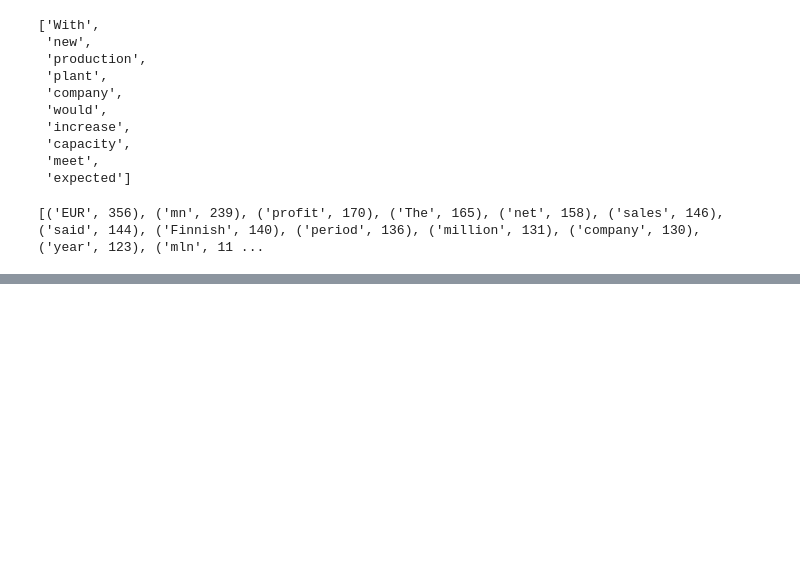
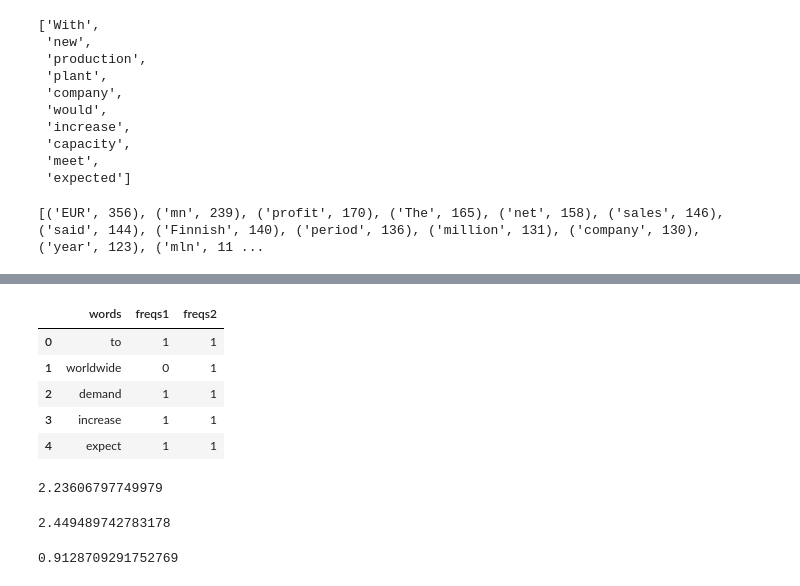
Before and after one commit to lkrenn/SP500_NLP_Project, a Jupyter notebook: Step2-Signal/1-BoW_Baseline.ipynb, the cells around one changed output, grey strips where cells are left out. Saved outputs shown, nothing was run; the diff lists cells and outputs as text; code cells hidden in the pictures; blank space fills up the shorter version.

```diff
--- a/Step2-Signal/1-BoW_Baseline.ipynb
+++ b/Step2-Signal/1-BoW_Baseline.ipynb
@@ -126,0 +163,4 @@ print(vocab.most_common(50))
+# %%
+freqs2 = Counter()
+freqs2.update(tokens)
+freqs2.most_common()
@@ -126,0 +174,5 @@ print(vocab.most_common(50))
+# %%
+all_words = set(freqs1.keys()) | set(freqs2.keys())
+# %%
+keep_track = pd.DataFrame(all_words, columns=['words'])
+keep_track.head()
@@ -126,0 +186,3 @@ print(vocab.most_common(50))
+# %%
+keep_track['freqs1'] = [freqs1[x] for x in keep_track['words']]
+keep_track.head()
@@ -126,0 +196,10 @@ print(vocab.most_common(50))
+# %%
+keep_track['freqs2'] = [freqs2[x] for x in keep_track['words']]
+keep_track.head()
+# %% [output]
+|  | words | freqs1 | freqs2 |
+| 0 | to | 1 | 1 |
+| 1 | worldwide | 0 | 1 |
+| 2 | demand | 1 | 1 |
+| 3 | increase | 1 | 1 |
+| 4 | expect | 1 | 1 |
@@ -126,0 +211,14 @@ print(vocab.most_common(50))
+# %%
+e1 = euclidean(keep_track['freqs1'].values)
+e1
+# %% [output]
+2.23606797749979
+# %%
+e2 = euclidean(keep_track['freqs2'].values)
+e2
+# %% [output]
+2.449489742783178
+# %%
+numerator / (e1*e2)
+# %% [output]
+0.9128709291752769
```
Also changed, not shown: parts of 70 cells of this notebook.
